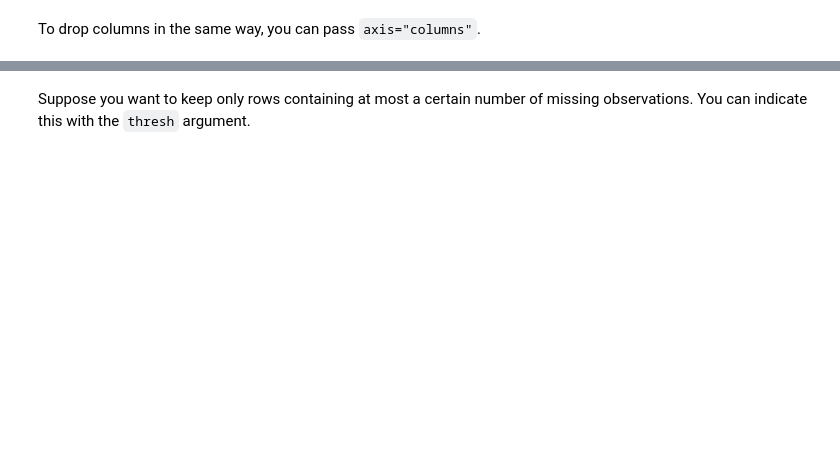
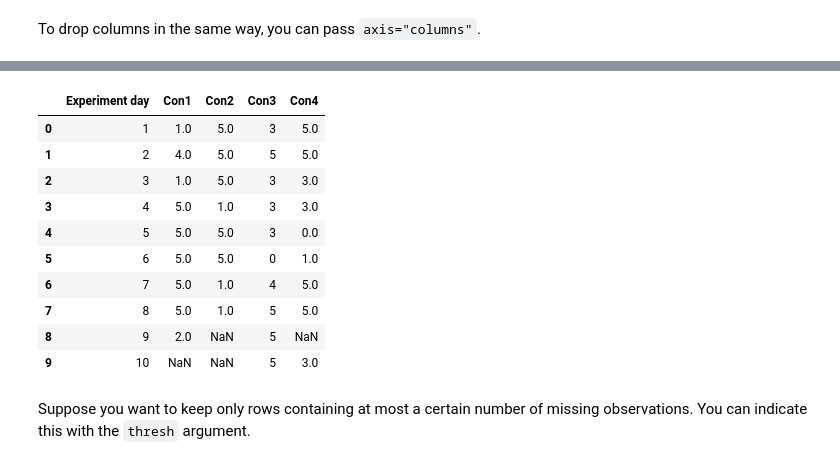
Before and after one commit to wissal630/TReND-CaMinA, a Jupyter notebook: notebooks/Kenya26/00-PythonPreCourse/3_Data_Exploration_Visualization.ipynb, the cells around one changed output, grey strips where cells are left out. Cells and saved outputs as stored; diff of their text form; code cells hidden in the pictures; blank space fills up the shorter version.

```diff
--- a/notebooks/Kenya26/00-PythonPreCourse/3_Data_Exploration_Visualization.ipynb
+++ b/notebooks/Kenya26/00-PythonPreCourse/3_Data_Exploration_Visualization.ipynb
@@ -437,2 +693,17 @@ df_Con
+# %%
+df_Con = df_Con.dropna(how="all", axis=1)
+df_Con
+# %% [output]
+|  | Experiment day | Con1 | Con2 | Con3 | Con4 |
+| 0 | 1 | 1.0 | 5.0 | 3 | 5.0 |
+| 1 | 2 | 4.0 | 5.0 | 5 | 5.0 |
+| 2 | 3 | 1.0 | 5.0 | 3 | 3.0 |
+| 3 | 4 | 5.0 | 1.0 | 3 | 3.0 |
+| 4 | 5 | 5.0 | 5.0 | 3 | 0.0 |
+| 5 | 6 | 5.0 | 5.0 | 0 | 1.0 |
+| 6 | 7 | 5.0 | 1.0 | 4 | 5.0 |
+| 7 | 8 | 5.0 | 1.0 | 5 | 5.0 |
+| 8 | 9 | 2.0 | NaN | 5 | NaN |
+| 9 | 10 | NaN | NaN | 5 | 3.0 |
 # %% [markdown]
 Suppose you want to keep only rows containing at most a certain number of missing observations. You can indicate this with the `thresh` argument.
```
Also changed, not shown: parts of 46 cells of this notebook.
